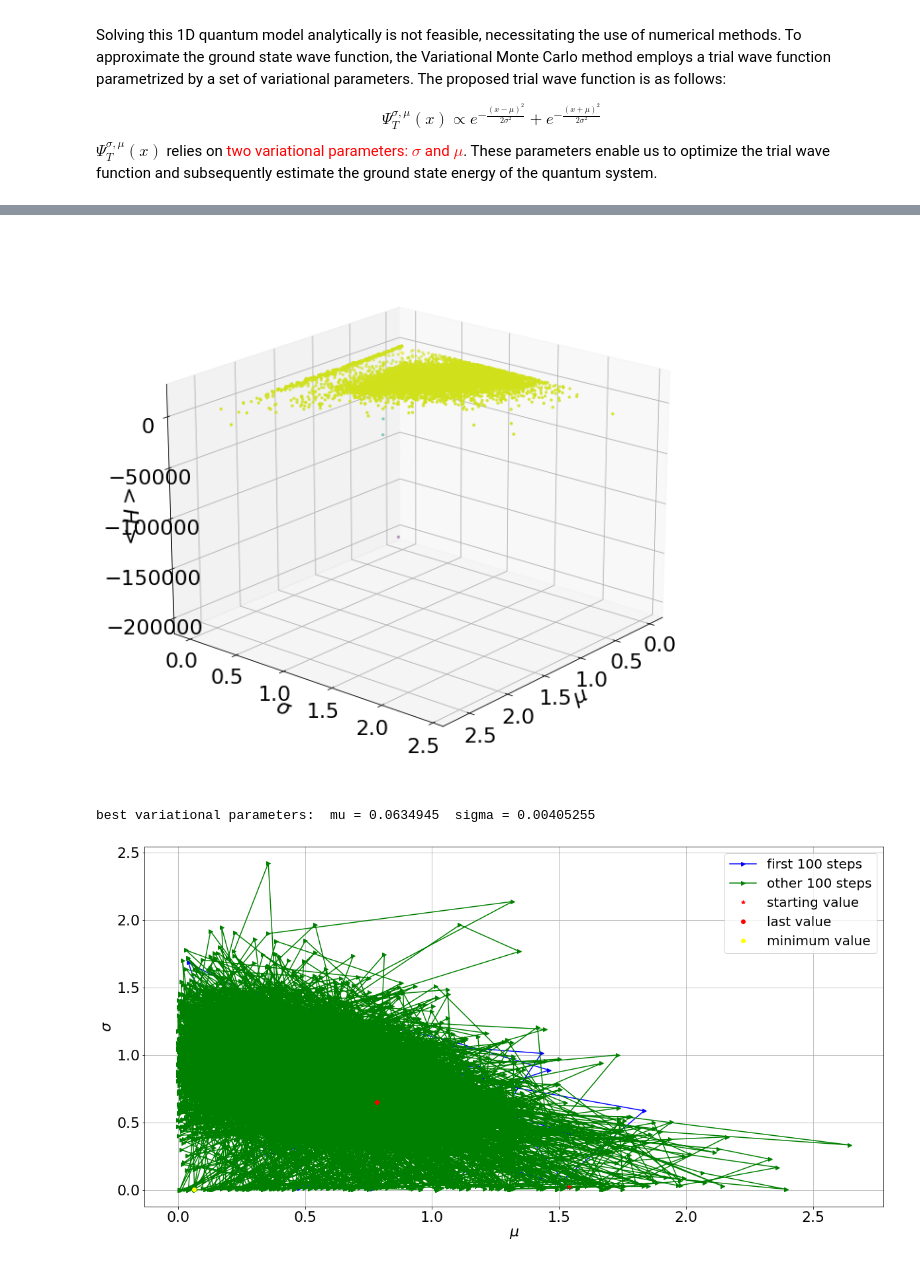
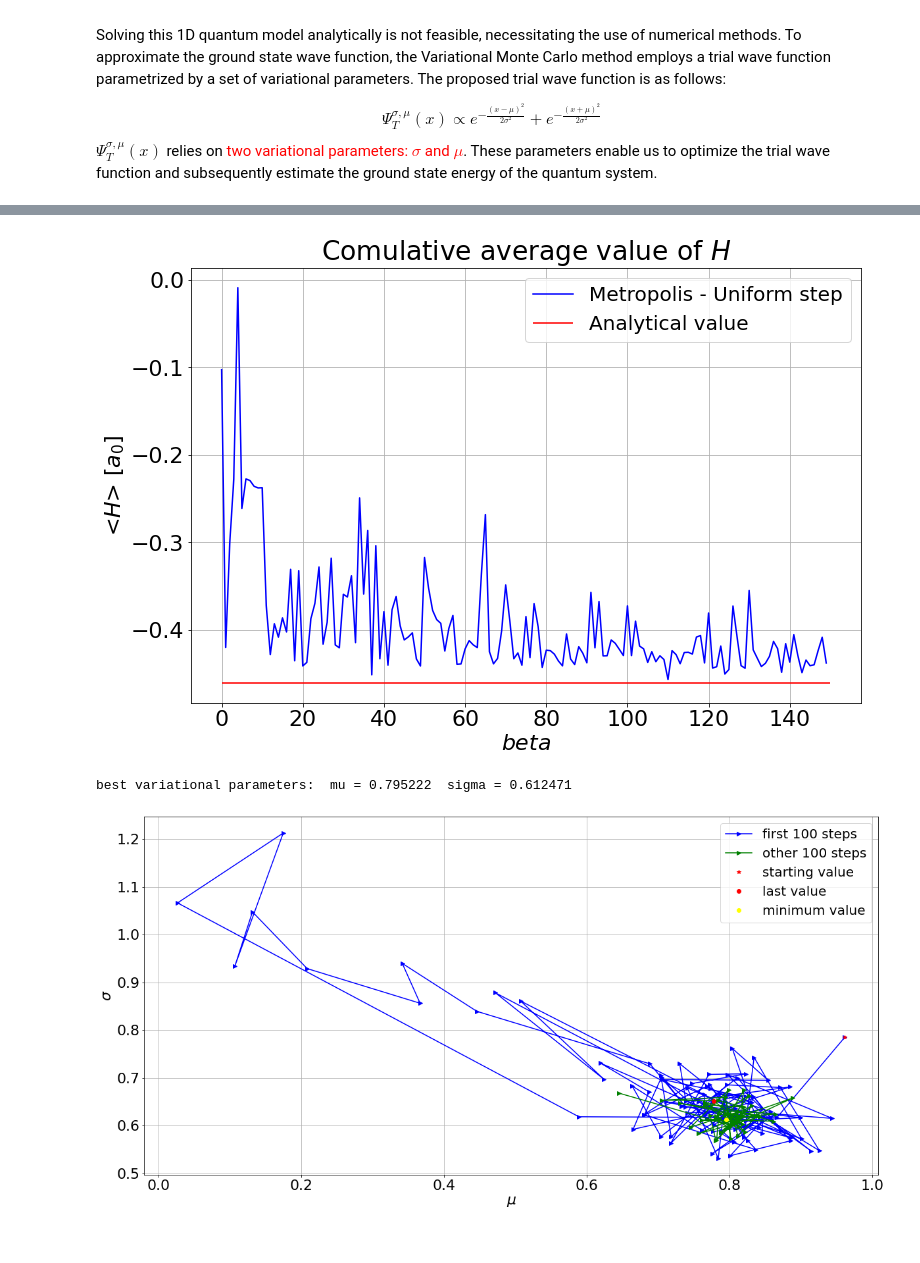
Before and after one commit to eddbell/NSL, a Jupyter notebook: Exercise08/Exercise_08.ipynb, the cells around one changed output, grey strips where cells are left out. Saved outputs shown, nothing was run; the diff lists cells and outputs as text; code cells hidden in the pictures.

```diff
--- a/Exercise08/Exercise_08.ipynb
+++ b/Exercise08/Exercise_08.ipynb
@@ -50,0 +49,15 @@ def psi2(x, A, mu, sigma):
+# %%
+x_unif, rad_unif,rad_unif_err = np.loadtxt("./data/output_H_0.dat", usecols=(0,1,2), unpack='true')
+
+plt.rcParams.update({'font.size': 22})
+
+plt.figure(figsize=(12, 8))
+plt.title("Comulative average value of $\Psi^2$")
+plt.errorbar(x_unif,rad_unif,yerr=rad_unif_err,color="green",label="Metropolis - Uniform step")
+#plt.hlines(3/2,0,100,color ="red",label="Analytical value")
+plt.xlabel('#blocks')
+plt.ylabel('<$H^2$> [$a_0$]')
+plt.grid(True)
+plt.legend(prop={'size': 20})
+
+plt.show()
@@ -51,36 +111,41 @@ def psi2(x, A, mu, sigma):
+# %%
+temp,mu, sigma, H = np.loadtxt("./data/out_opt_1.dat", usecols=(0,1,2,3), unpack = True)
+
+plt.rcParams.update({'font.size': 22})
+
+plt.figure(figsize=(12, 8))
+plt.title("Comulative average value of $H$")
+plt.plot(H,color="blue",label="Metropolis - Uniform step")
+plt.xlabel('$beta $')
+plt.ylabel('<$H$> [$a_0$]')
+plt.hlines(-0.46046587969271513,0,len(H),color ="red",label="Analytical value")
+plt.grid(True)
+plt.legend(prop={'size': 20})
+
+plt.show()
+# %% [output]
+[figure, added]
 # %%
-temp,mu, sigma, H = np.loadtxt("./data/out_opt.dat", usecols=(0,1,2,3), unpack = True)
-
-fig = plt.figure(figsize = (15, 8))
-
-ax = Axes3D(fig , auto_add_to_figure=False)
-fig.add_axes(ax)
-ax.scatter(mu, sigma, H, c=H, marker='.')
-ax.set_xlabel('$\mu$')
-ax.set_ylabel('$\sigma$')
-ax.set_zlabel('$<H>$')
-ax.view_init(20, 40)
-plt.show()
+temp,mu, sigma, H = np.loadtxt("./data/out_opt_1.dat", usecols=(0,1,2,3), unpack = True)
 
 min_mu    = mu[np.argsort(H)[0]]
 min_sigma = sigma[np.argsort(H)[0]]
 
 print("best variational parameters:  mu =",min_mu , " sigma =",min_sigma )
 
 
 fig = plt.figure( figsize = (20,10) )
 plt.plot(mu[:100],sigma[:100], "->" , color = "blue", label = "first 100 steps")
-plt.plot(mu[99:],sigma[99:], "->" , color = "green" , label = "other 100 steps")
+plt.plot(mu[100:],sigma[100:], "->" , color = "green" , label = "other 100 steps")
 plt.plot(mu[0] , sigma [0] , "*", color = 'red' ,label = "starting value")
 plt.plot(mu[-1] , sigma [-1] ,"o", color = 'red', label = "last value")
 plt.plot(min_mu,min_sigma,"o", color = 'yellow',label = "minimum value")
 plt.xlabel("$\mu$")
 plt.ylabel("$\sigma$")
 plt.grid(True)
 plt.legend(fontsize = 20)
 plt.show()
 # %% [output]
+best variational parameters:  mu = 0.795222  sigma = 0.612471
-[figure, old version]
+[figure, new version]
-best variational parameters:  mu = 0.0634945  sigma = 0.00405255
-[figure, removed]
 # %%
```
Also changed, not shown: parts of 8 cells of this notebook, 20 other files.
